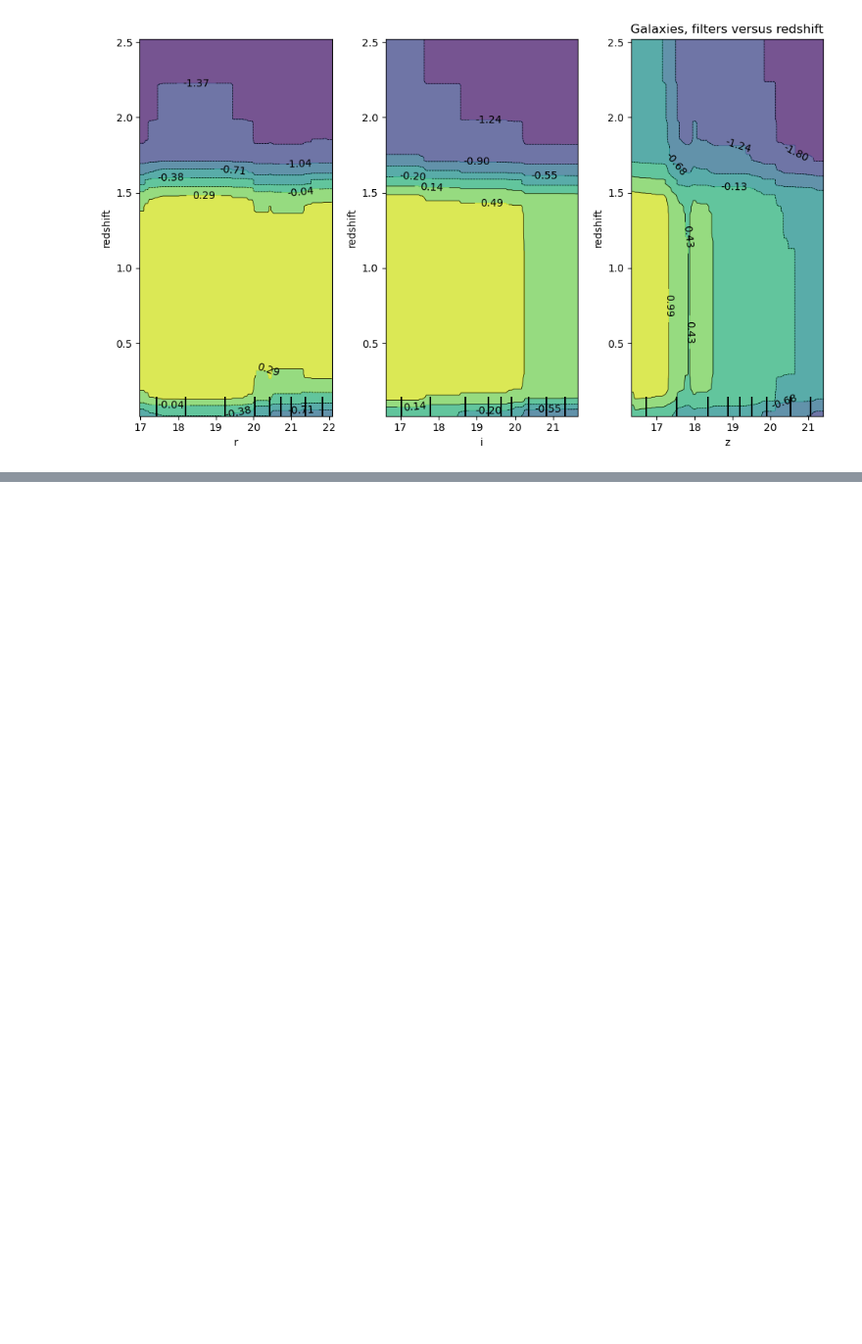
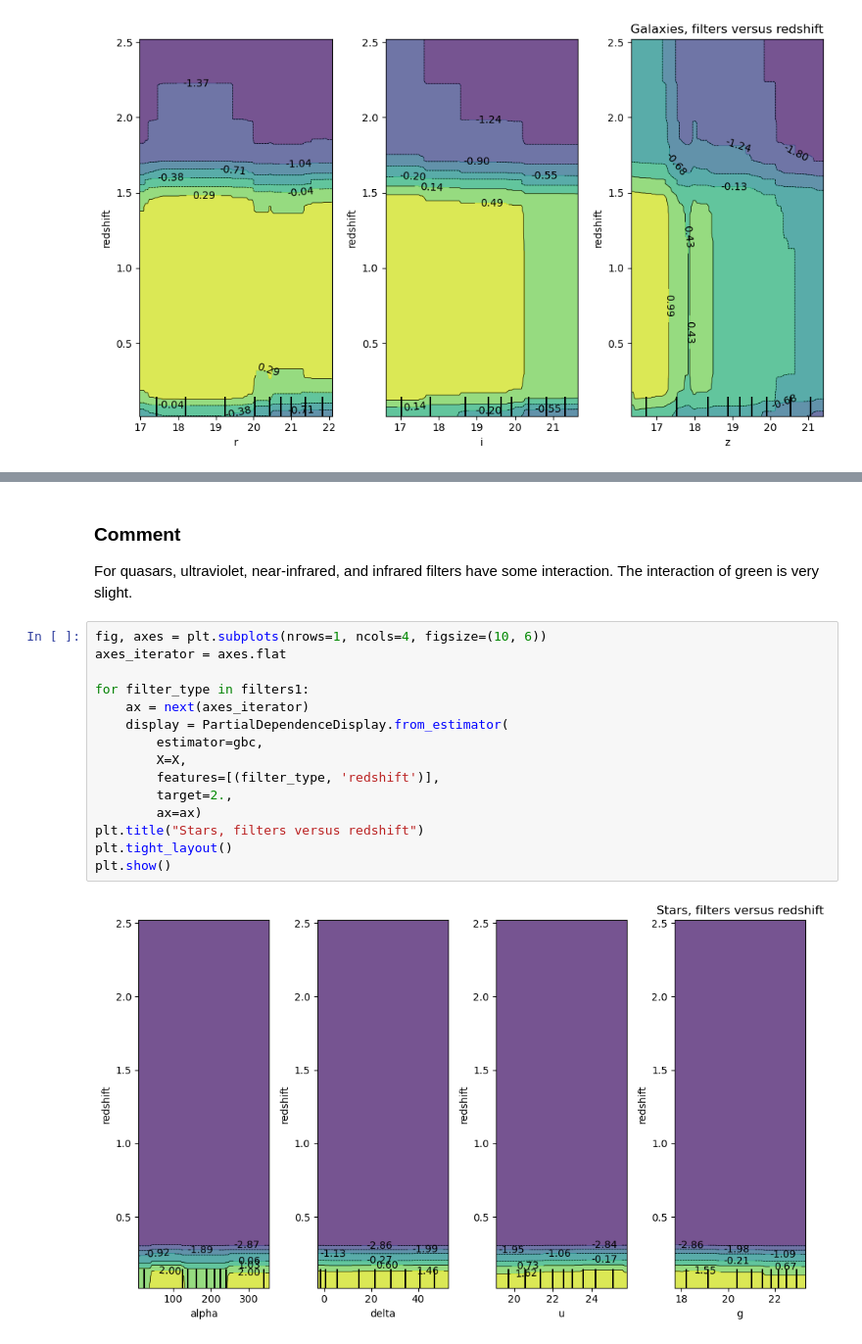
Before and after one commit to jaqueshere/kaggle-playground-stellar, a Jupyter notebook: kaggle-astro-exploratory.ipynb, the cells around one changed output, grey strips where cells are left out. Shown at 98% size. Cells and saved outputs as stored; diff of their text form; blank space fills up the shorter version.

```diff
--- a/kaggle-astro-exploratory.ipynb
+++ b/kaggle-astro-exploratory.ipynb
@@ -492,0 +527,21 @@ There *seems* to be some interaction between filter type and redshift, but it is
+# %% [markdown]
+### Comment
+
+For quasars, ultraviolet, near-infrared, and infrared filters have some interaction. The interaction of green is very slight.
+# %%
+fig, axes = plt.subplots(nrows=1, ncols=4, figsize=(10, 6))
+axes_iterator = axes.flat
+
+for filter_type in filters1:
+    ax = next(axes_iterator)
+    display = PartialDependenceDisplay.from_estimator(
+        estimator=gbc,
+        X=X,
+        features=[(filter_type, 'redshift')],
+        target=2.,
+        ax=ax)
+plt.title("Stars, filters versus redshift")
+plt.tight_layout()
+plt.show()
+# %% [output]
+[figure, added]
```
Also changed, not shown: parts of 5 cells of this notebook, 1 other file.
